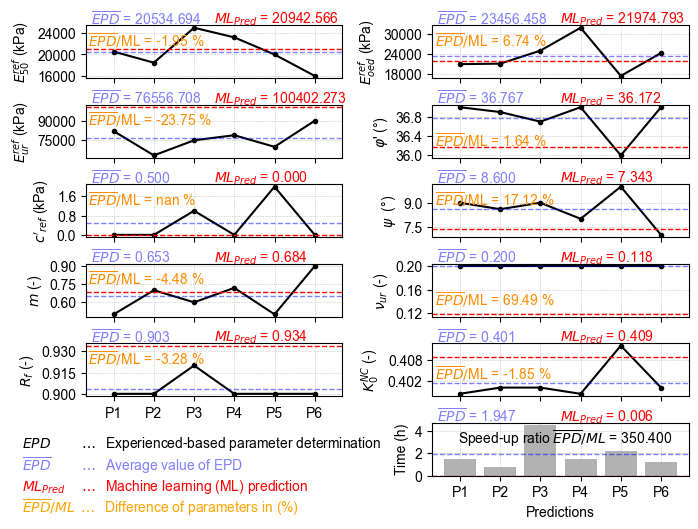
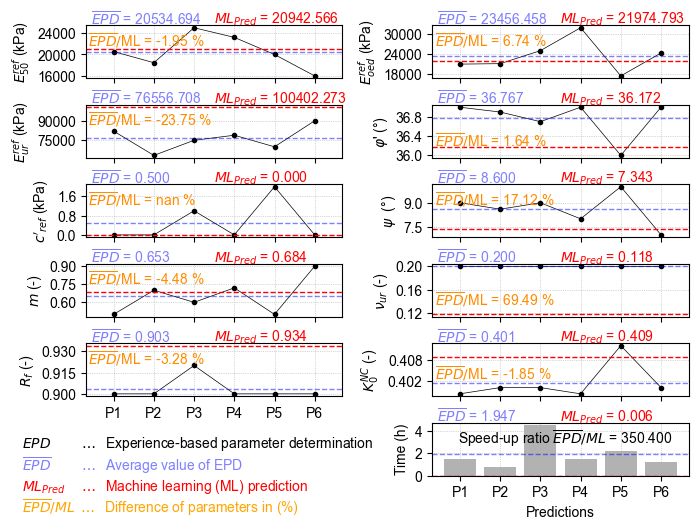
The change to this notebook cell's code, shown as a diff; its figure went from the first image to the second:
--- before
+++ after
@@ -34,5 +34,5 @@
 for i, ax in enumerate(axs[:len(parameters)]):
     if i < len(parameters)-2:  # Plot everything except the second-to-last plot
-        ax.plot(df.columns[2:], df.iloc[i, 2:], label=parameters[i], color='k', marker='o', markersize=5)
+        ax.plot(df.columns[2:], df.iloc[i, 2:], label=parameters[i], color='k', marker='o', markersize=3, lw = 0.5)
 
         average_value = np.average(df[average_columns].iloc[i])
@@ -74,5 +74,5 @@
 text_ax = fig.add_subplot(nrows, ncols, len(parameters)-1)
 
-texts = ["$EPD \;\;\; \;\;\; \; \, \dots \;$ Experienced-based parameter determination",
+texts = ["$EPD \;\;\; \;\;\; \; \, \dots \;$ Experience-based parameter determination",
 "$\\overline{EPD} \; \; \;\; \; \; \; \, \dots \;$ Average value of EPD",
 "$ML_{Pred} \; \; \; \: \dots \;$ Machine learning (ML) prediction",

Commit: update